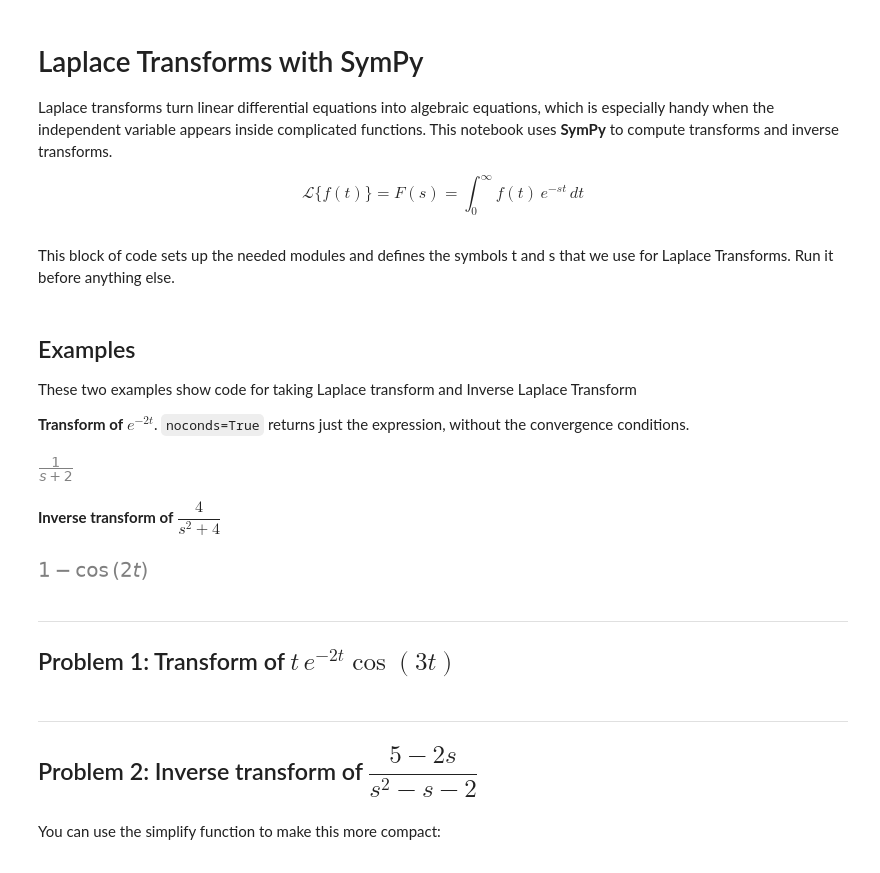
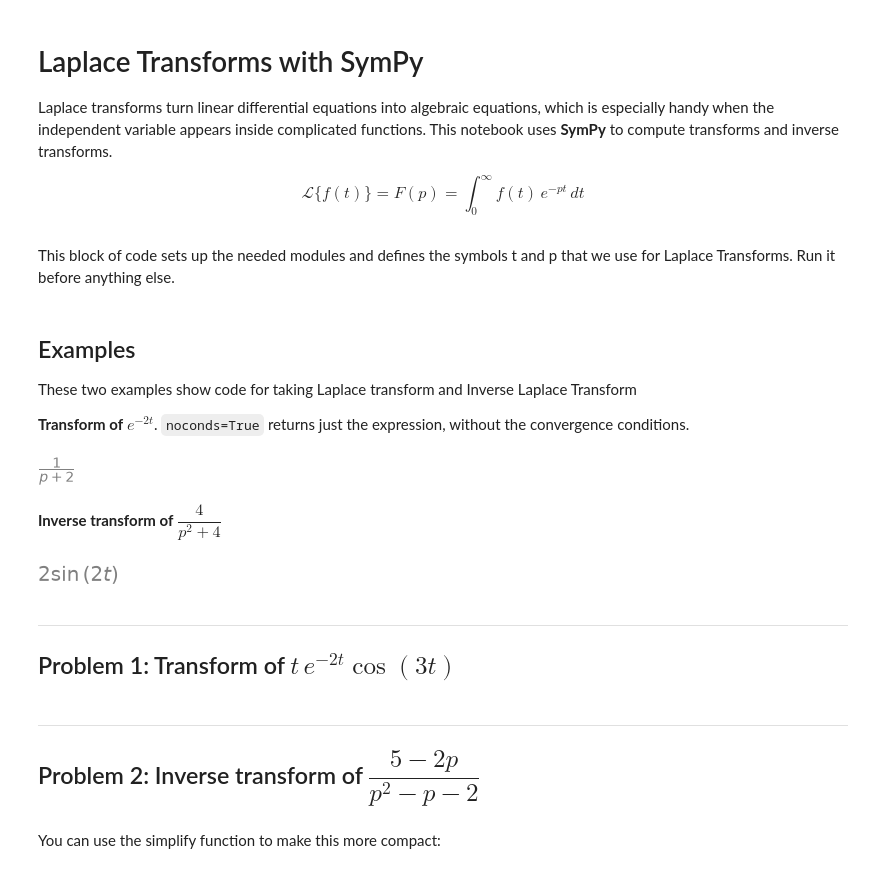
Before and after one commit to EricSalathe/BPHYS317, a Jupyter notebook: laplace_transforms.ipynb, the cells around one changed output. Saved outputs shown, nothing was run; the diff lists cells and outputs as text; code cells hidden in the pictures.

```diff
--- a/laplace_transforms.ipynb
+++ b/laplace_transforms.ipynb
@@ -3,16 +3,16 @@
 
 Laplace transforms turn linear differential equations into algebraic equations, which is especially handy when the independent variable appears inside complicated functions. This notebook uses **SymPy** to compute transforms and inverse transforms.
 
-$$\mathcal{L}\{f(t)\} = F(s) = \int_0^\infty f(t)\,e^{-st}\,dt$$
+$$\mathcal{L}\{f(t)\} = F(p) = \int_0^\infty f(t)\,e^{-pt}\,dt$$
 # %% [markdown]
-This block of code sets up the needed modules and defines the symbols t and s that we use for Laplace Transforms. Run it before anything else.
+This block of code sets up the needed modules and defines the symbols t and p that we use for Laplace Transforms. Run it before anything else.
 # %%
 import sympy as sp
 from sympy import exp, cos, sin, laplace_transform, inverse_laplace_transform, Eq, symbols
 sp.init_printing()
 
 t = symbols('t', positive=True)
-s = symbols('s')
+p = symbols('p')
 # %% [markdown]
 ## Examples
 
@@ -21,18 +21,18 @@ These two examples show code for taking Laplace transform and Inverse Laplace Tr
 **Transform of** $e^{-2t}$. `noconds=True` returns just the expression, without the convergence conditions.
 # %%
 f = exp(-2*t)
-F = laplace_transform(f, t, s, noconds=True)
+F = laplace_transform(f, t, p, noconds=True)
 F
 # %% [output]
-[figure, old version]
+[figure, new version]
 # %% [markdown]
-**Inverse transform of** $\dfrac{4}{s^2+4}$
+**Inverse transform of** $\dfrac{4}{p^2+4}$
 # %%
-F = 4/(s*(s**2 + 4))
-f = inverse_laplace_transform(F, s, t)
+F = 4/(p**2 + 4)
+f = inverse_laplace_transform(F, p, t)
 f
 # %% [output]
-[figure, old version]
+[figure, new version]
 # %% [markdown]
 ---
 ## Problem 1: Transform of $t\,e^{-2t}\cos(3t)$
@@ -42,6 +42,6 @@ F = sp.simplify(laplace_transform(f, t, s, noconds=True))
 F
 # %% [markdown]
 ---
-## Problem 2: Inverse transform of $\dfrac{5-2s}{s^2-s-2}$
+## Problem 2: Inverse transform of $\dfrac{5-2p}{p^2-p-2}$
 # %%
 F = # fill in the function you want to take the inverse Laplace transform of
```
Also changed, not shown: parts of 6 cells of this notebook, 1 other file.
